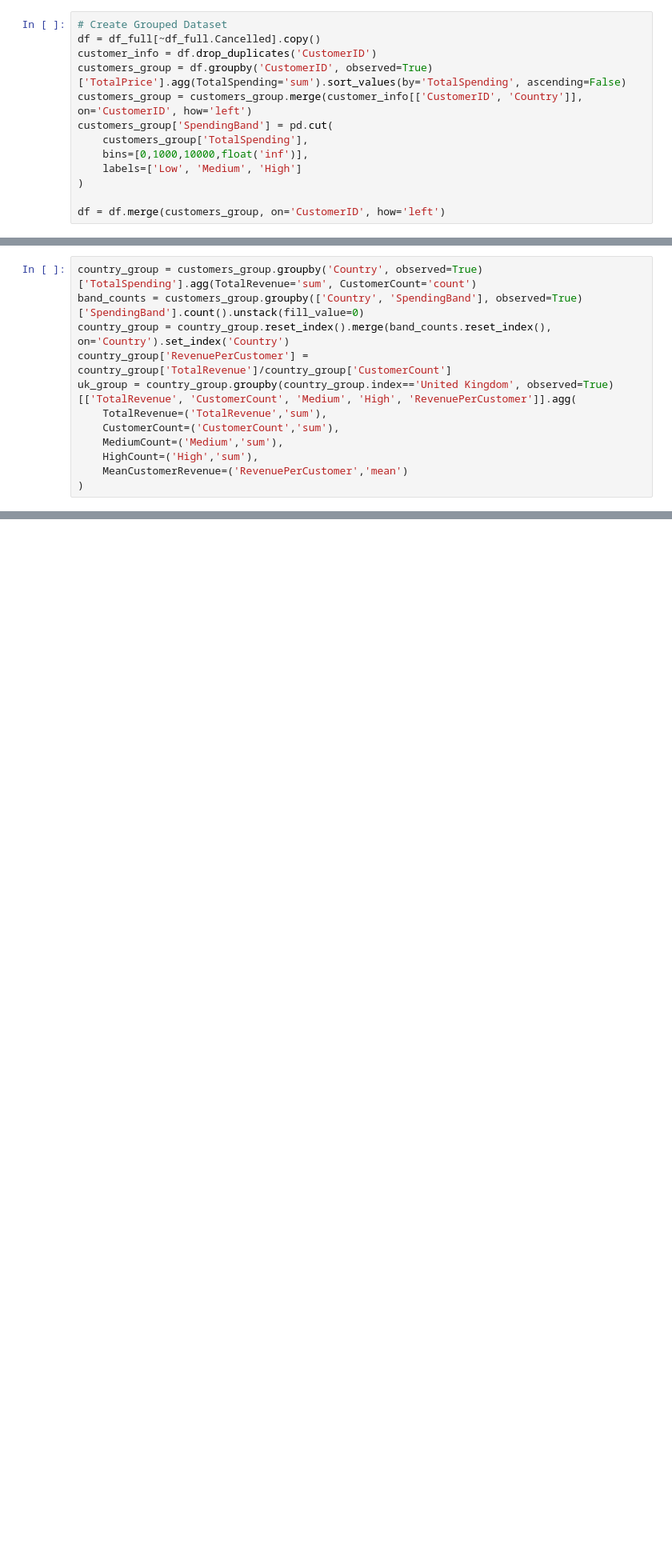
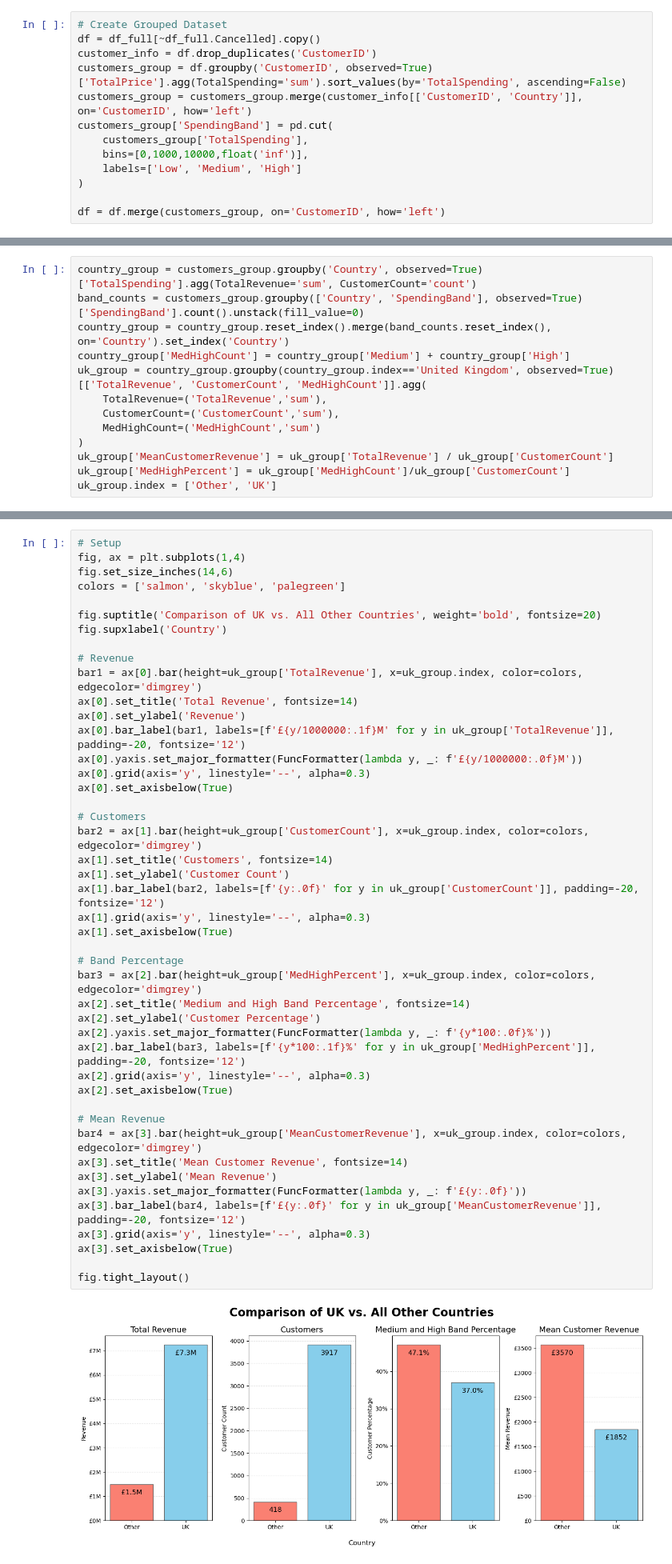
Before and after one commit to EdwardHowell627/Python_Online_Sales_Analysis, a Jupyter notebook: analysis/2_customers.ipynb, the cells around one changed output, grey strips where cells are left out. Shown at 80% size. Saved outputs shown, nothing was run; the diff lists cells and outputs as text; blank space fills up the shorter version.

```diff
--- a/analysis/2_customers.ipynb
+++ b/analysis/2_customers.ipynb
@@ -134,11 +132,12 @@ fig.tight_layout()
 country_group = customers_group.groupby('Country', observed=True)['TotalSpending'].agg(TotalRevenue='sum', CustomerCount='count')
 band_counts = customers_group.groupby(['Country', 'SpendingBand'], observed=True)['SpendingBand'].count().unstack(fill_value=0)
 country_group = country_group.reset_index().merge(band_counts.reset_index(), on='Country').set_index('Country')
-country_group['RevenuePerCustomer'] = country_group['TotalRevenue']/country_group['CustomerCount']
-uk_group = country_group.groupby(country_group.index=='United Kingdom', observed=True)[['TotalRevenue', 'CustomerCount', 'Medium', 'High', 'RevenuePerCustomer']].agg(
+country_group['MedHighCount'] = country_group['Medium'] + country_group['High']
+uk_group = country_group.groupby(country_group.index=='United Kingdom', observed=True)[['TotalRevenue', 'CustomerCount', 'MedHighCount']].agg(
     TotalRevenue=('TotalRevenue','sum'),
     CustomerCount=('CustomerCount','sum'),
-    MediumCount=('Medium','sum'),
-    HighCount=('High','sum'),
-    MeanCustomerRevenue=('RevenuePerCustomer','mean')
+    MedHighCount=('MedHighCount','sum')
 )
+uk_group['MeanCustomerRevenue'] = uk_group['TotalRevenue'] / uk_group['CustomerCount']
+uk_group['MedHighPercent'] = uk_group['MedHighCount']/uk_group['CustomerCount']
+uk_group.index = ['Other', 'UK']
@@ -150,0 +144,47 @@ uk_group
+# %%
+# Setup
+fig, ax = plt.subplots(1,4)
+fig.set_size_inches(14,6)
+colors = ['salmon', 'skyblue', 'palegreen']
+
+fig.suptitle('Comparison of UK vs. All Other Countries', weight='bold', fontsize=20)
+fig.supxlabel('Country')
+
+# Revenue
+bar1 = ax[0].bar(height=uk_group['TotalRevenue'], x=uk_group.index, color=colors, edgecolor='dimgrey')
+ax[0].set_title('Total Revenue', fontsize=14)
+ax[0].set_ylabel('Revenue')
+ax[0].bar_label(bar1, labels=[f'£{y/1000000:.1f}M' for y in uk_group['TotalRevenue']], padding=-20, fontsize='12')
+ax[0].yaxis.set_major_formatter(FuncFormatter(lambda y, _: f'£{y/1000000:.0f}M'))
+ax[0].grid(axis='y', linestyle='--', alpha=0.3)
+ax[0].set_axisbelow(True)
+
+# Customers
+bar2 = ax[1].bar(height=uk_group['CustomerCount'], x=uk_group.index, color=colors, edgecolor='dimgrey')
+ax[1].set_title('Customers', fontsize=14)
+ax[1].set_ylabel('Customer Count')
+ax[1].bar_label(bar2, labels=[f'{y:.0f}' for y in uk_group['CustomerCount']], padding=-20, fontsize='12')
+ax[1].grid(axis='y', linestyle='--', alpha=0.3)
+ax[1].set_axisbelow(True)
+
+# Band Percentage
+bar3 = ax[2].bar(height=uk_group['MedHighPercent'], x=uk_group.index, color=colors, edgecolor='dimgrey')
+ax[2].set_title('Medium and High Band Percentage', fontsize=14)
+ax[2].set_ylabel('Customer Percentage')
+ax[2].yaxis.set_major_formatter(FuncFormatter(lambda y, _: f'{y*100:.0f}%'))
+ax[2].bar_label(bar3, labels=[f'{y*100:.1f}%' for y in uk_group['MedHighPercent']], padding=-20, fontsize='12')
+ax[2].grid(axis='y', linestyle='--', alpha=0.3)
+ax[2].set_axisbelow(True)
+
+# Mean Revenue
+bar4 = ax[3].bar(height=uk_group['MeanCustomerRevenue'], x=uk_group.index, color=colors, edgecolor='dimgrey')
+ax[3].set_title('Mean Customer Revenue', fontsize=14)
+ax[3].set_ylabel('Mean Revenue')
+ax[3].yaxis.set_major_formatter(FuncFormatter(lambda y, _: f'£{y:.0f}'))
+ax[3].bar_label(bar4, labels=[f'£{y:.0f}' for y in uk_group['MeanCustomerRevenue']], padding=-20, fontsize='12')
+ax[3].grid(axis='y', linestyle='--', alpha=0.3)
+ax[3].set_axisbelow(True)
+
+fig.tight_layout()
+# %% [output]
+[figure, added]
```
Also changed, not shown: parts of 3 cells of this notebook, 1 other file.
